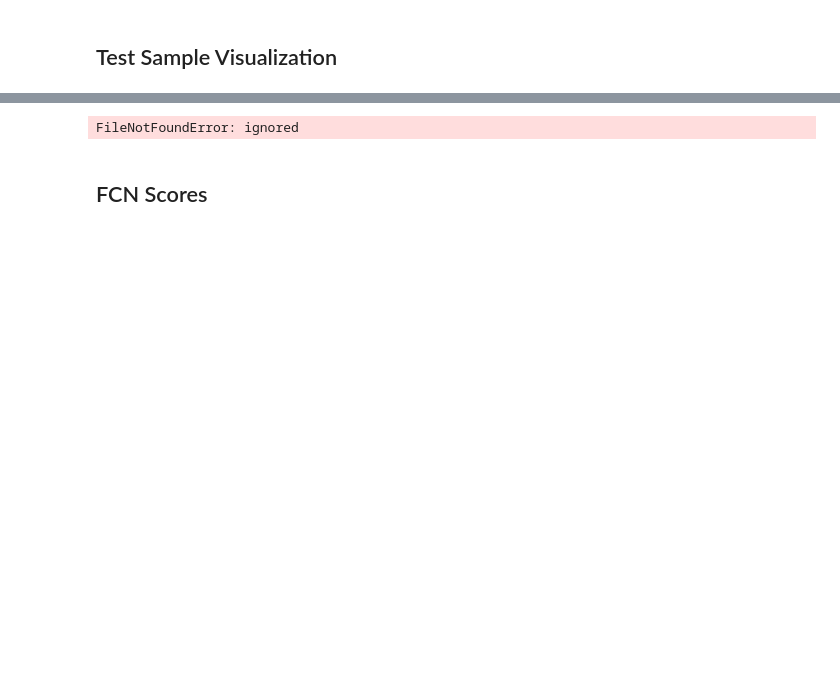
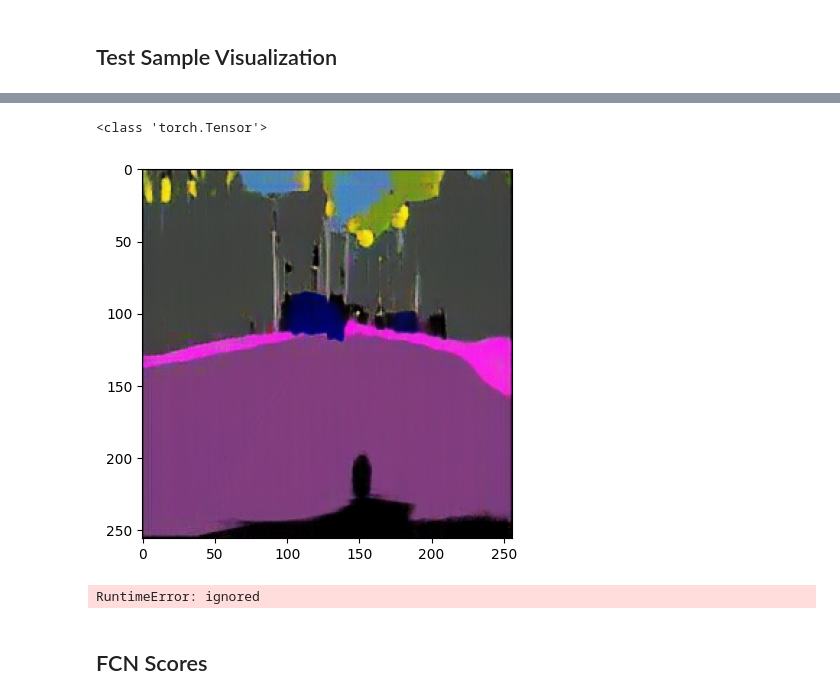
Before and after one commit to yanliangchensvv2333/Reproducing-and-Extending-the-CycleGAN-Model, a Jupyter notebook: CycleGAN_Draft1.ipynb, the cells around one changed output, grey strips where cells are left out. Saved outputs shown, nothing was run; the diff lists cells and outputs as text; code cells hidden in the pictures; blank space fills up the shorter version.

```diff
--- a/CycleGAN_Draft1.ipynb
+++ b/CycleGAN_Draft1.ipynb
@@ -491,21 +553,32 @@ plt.show()
+# %%
+G_B = G_B.to(DEVICE)
+G_B.eval()
+test_B_fake = G_B(test_B_real.unsqueeze(0).float().to(DEVICE)).squeeze(0).cpu().detach()
+
+test_B_fake_post = post_processing_image(test_B_fake)
+plt.imshow(test_B_fake_post)
+plt.show()
+# %% [output]
+<class 'torch.Tensor'>
+[figure, added]
 # %%
 # Generate fake images for multiple test samples
 G_A = G_A.to(DEVICE)
 G_B = G_B.to(DEVICE)
 G_A.eval()
 G_B.eval()
-output_dir = VISUAL_DIR + "GeneratedImages/"
+output_dir = VISUAL_DIR + "human2anime/"
 for i, (test_A_real, test_B_real) in enumerate(test_data_loader):
   # Test only some samples
   if i == 20:
     break
 
-  test_A_fake = G_A(test_A_real.float().to(DEVICE))
-  test_B_fake = G_B(test_B_real.float().to(DEVICE))
-  save_image(test_A_fake, output_dir + "A_" + str(i) + ".png")
-  save_image(test_B_fake, output_dir + "B_" + str(i) + ".png")
+  test_A_fake = G_A(test_A_real.float().to(DEVICE)).squeeze(0).cpu().detach()
+  test_B_fake = G_B(test_B_real.float().to(DEVICE)).squeeze(0).cpu().detach()
+  plt.imsave(post_processing_image(test_A_fake), output_dir + "A_" + str(i) + ".png")
+  plt.imsave(post_processing_image(test_B_fake), output_dir + "B_" + str(i) + ".png")
 # %% [output]
-FileNotFoundError: ignored
+RuntimeError: ignored
 # %% [markdown]
 ## FCN Scores
 # %%
```
Also changed, not shown: parts of 12 cells of this notebook.
